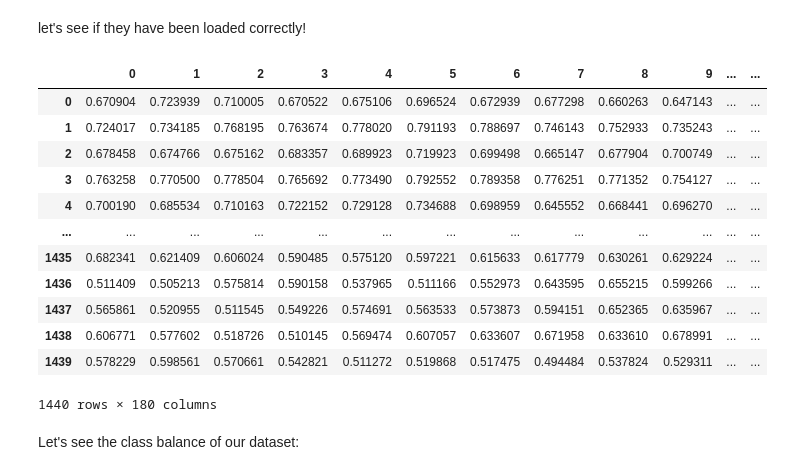
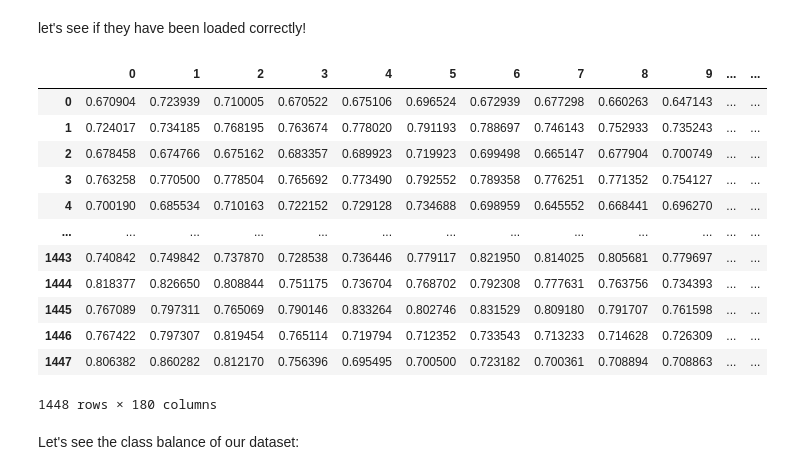
Before and after one commit to chaanchriis/Week3-ClassicML, a Jupyter notebook: Week_3_MachineLearning.ipynb, the cells around one changed output. Saved outputs shown, nothing was run; the diff lists cells and outputs as text; code cells hidden in the pictures.

```diff
--- a/Week_3_MachineLearning.ipynb
+++ b/Week_3_MachineLearning.ipynb
@@ -240,22 +240,22 @@ features2=pd.read_csv('/content/drive/MyDrive/IAT360/featuresRavdess2.csv',index
 emotions2=pd.read_csv('/content/drive/MyDrive/IAT360/emotionsRavdess2.csv',index_col=0)
 # %% [markdown]
 let's see if they have been loaded correctly!
-# %%
-features2
-# %% [output]
-|  | 0 | 1 | 2 | 3 | 4 | 5 | 6 | 7 | 8 | 9 | ... | ... |
-| 0 | 0.670904 | 0.723939 | 0.710005 | 0.670522 | 0.675106 | 0.696524 | 0.672939 | 0.677298 | 0.660263 | 0.647143 | ... | ... |
-| 1 | 0.724017 | 0.734185 | 0.768195 | 0.763674 | 0.778020 | 0.791193 | 0.788697 | 0.746143 | 0.752933 | 0.735243 | ... | ... |
-| 2 | 0.678458 | 0.674766 | 0.675162 | 0.683357 | 0.689923 | 0.719923 | 0.699498 | 0.665147 | 0.677904 | 0.700749 | ... | ... |
-| 3 | 0.763258 | 0.770500 | 0.778504 | 0.765692 | 0.773490 | 0.792552 | 0.789358 | 0.776251 | 0.771352 | 0.754127 | ... | ... |
-| 4 | 0.700190 | 0.685534 | 0.710163 | 0.722152 | 0.729128 | 0.734688 | 0.698959 | 0.645552 | 0.668441 | 0.696270 | ... | ... |
-| ... | ... | ... | ... | ... | ... | ... | ... | ... | ... | ... | ... | ... |
-| 1435 | 0.682341 | 0.621409 | 0.606024 | 0.590485 | 0.575120 | 0.597221 | 0.615633 | 0.617779 | 0.630261 | 0.629224 | ... | ... |
-| 1436 | 0.511409 | 0.505213 | 0.575814 | 0.590158 | 0.537965 | 0.511166 | 0.552973 | 0.643595 | 0.655215 | 0.599266 | ... | ... |
-| 1437 | 0.565861 | 0.520955 | 0.511545 | 0.549226 | 0.574691 | 0.563533 | 0.573873 | 0.594151 | 0.652365 | 0.635967 | ... | ... |
-| 1438 | 0.606771 | 0.577602 | 0.518726 | 0.510145 | 0.569474 | 0.607057 | 0.633607 | 0.671958 | 0.633610 | 0.678991 | ... | ... |
-| 1439 | 0.578229 | 0.598561 | 0.570661 | 0.542821 | 0.511272 | 0.519868 | 0.517475 | 0.494484 | 0.537824 | 0.529311 | ... | ... |
-1440 rows × 180 columns
+# %%
+features
+# %% [output]
+|  | 0 | 1 | 2 | 3 | 4 | 5 | 6 | 7 | 8 | 9 | ... | ... |
+| 0 | 0.670904 | 0.723939 | 0.710005 | 0.670522 | 0.675106 | 0.696524 | 0.672939 | 0.677298 | 0.660263 | 0.647143 | ... | ... |
+| 1 | 0.724017 | 0.734185 | 0.768195 | 0.763674 | 0.778020 | 0.791193 | 0.788697 | 0.746143 | 0.752933 | 0.735243 | ... | ... |
+| 2 | 0.678458 | 0.674766 | 0.675162 | 0.683357 | 0.689923 | 0.719923 | 0.699498 | 0.665147 | 0.677904 | 0.700749 | ... | ... |
+| 3 | 0.763258 | 0.770500 | 0.778504 | 0.765692 | 0.773490 | 0.792552 | 0.789358 | 0.776251 | 0.771352 | 0.754127 | ... | ... |
+| 4 | 0.700190 | 0.685534 | 0.710163 | 0.722152 | 0.729128 | 0.734688 | 0.698959 | 0.645552 | 0.668441 | 0.696270 | ... | ... |
+| ... | ... | ... | ... | ... | ... | ... | ... | ... | ... | ... | ... | ... |
+| 1443 | 0.740842 | 0.749842 | 0.737870 | 0.728538 | 0.736446 | 0.779117 | 0.821950 | 0.814025 | 0.805681 | 0.779697 | ... | ... |
+| 1444 | 0.818377 | 0.826650 | 0.808844 | 0.751175 | 0.736704 | 0.768702 | 0.792308 | 0.777631 | 0.763756 | 0.734393 | ... | ... |
+| 1445 | 0.767089 | 0.797311 | 0.765069 | 0.790146 | 0.833264 | 0.802746 | 0.831529 | 0.809180 | 0.791707 | 0.761598 | ... | ... |
+| 1446 | 0.767422 | 0.797307 | 0.819454 | 0.765114 | 0.719794 | 0.712352 | 0.733543 | 0.713233 | 0.714628 | 0.726309 | ... | ... |
+| 1447 | 0.806382 | 0.860282 | 0.812170 | 0.756396 | 0.695495 | 0.700500 | 0.723182 | 0.700361 | 0.708894 | 0.708863 | ... | ... |
+1448 rows × 180 columns
 # %% [markdown]
 Let's see the class balance of our dataset:
 # %%
```
Also changed, not shown: parts of 5 cells of this notebook.
